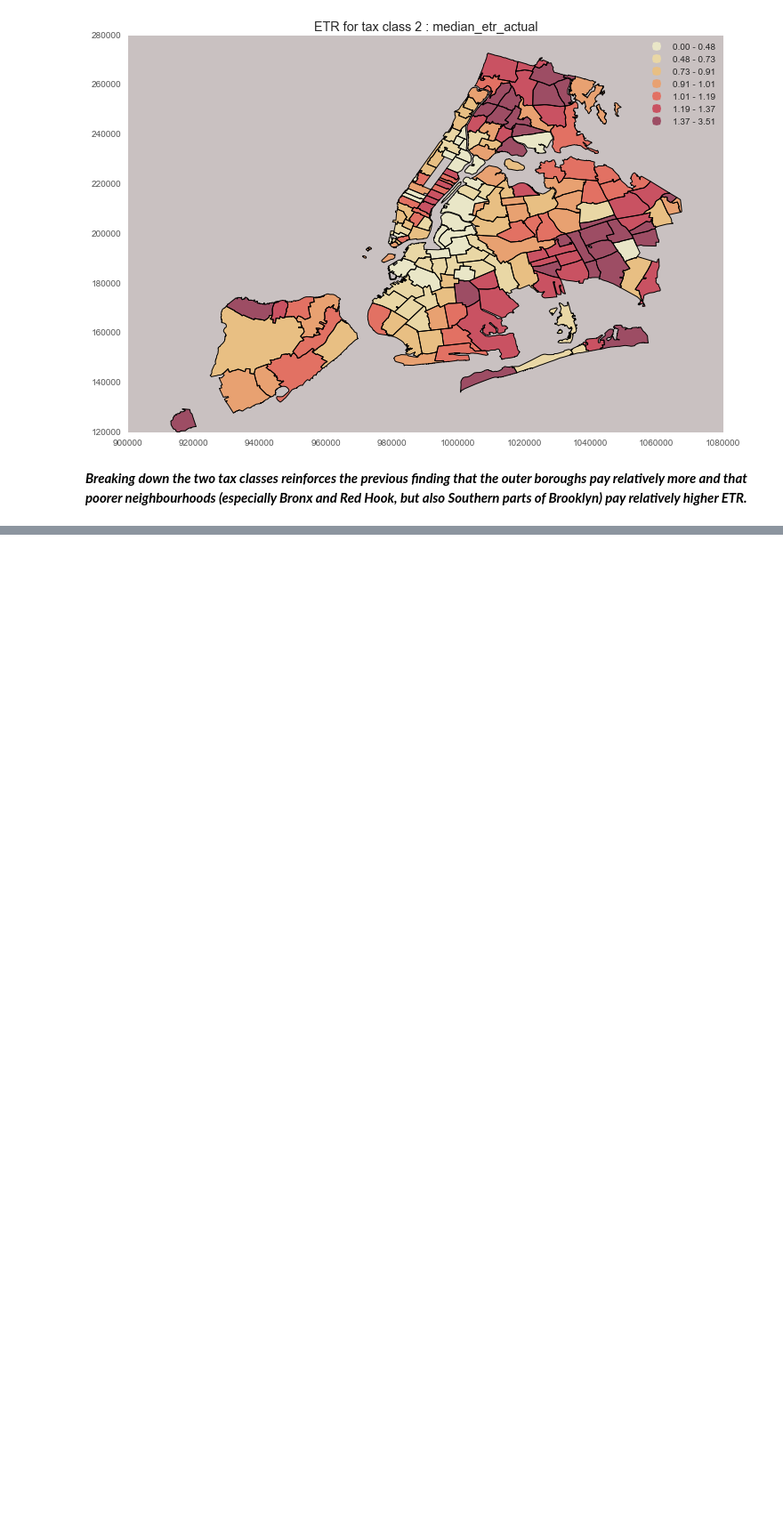
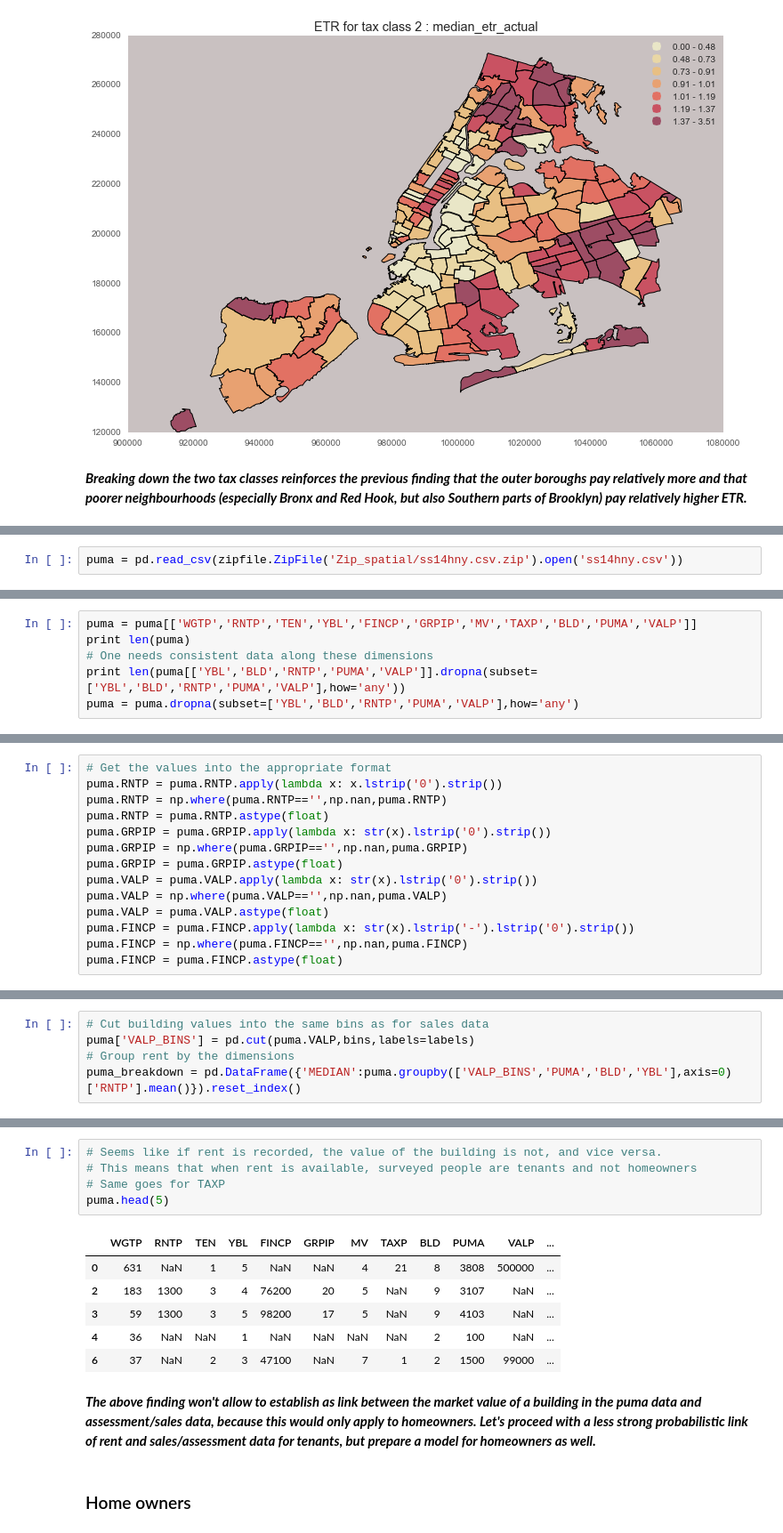
Before and after one commit to mu529/property_tax, a Jupyter notebook: ETR-All.ipynb, the cells around one changed output, grey strips where cells are left out. Shown at 89% size. Saved outputs shown, nothing was run; the diff lists cells and outputs as text; blank space fills up the shorter version.

```diff
--- a/ETR-All.ipynb
+++ b/ETR-All.ipynb
@@ -908,0 +900,2 @@ plot(tax_class_2,'#C9C1C1','ETR for tax class 2','MEDIAN_ETR_ACTUAL')
+# %%
+puma = pd.read_csv(zipfile.ZipFile('Zip_spatial/ss14hny.csv.zip').open('ss14hny.csv'))
@@ -908,0 +918,6 @@ plot(tax_class_2,'#C9C1C1','ETR for tax class 2','MEDIAN_ETR_ACTUAL')
+# %%
+puma = puma[['WGTP','RNTP','TEN','YBL','FINCP','GRPIP','MV','TAXP','BLD','PUMA','VALP']]
+print len(puma)
+# One needs consistent data along these dimensions
+print len(puma[['YBL','BLD','RNTP','PUMA','VALP']].dropna(subset=['YBL','BLD','RNTP','PUMA','VALP'],how='any'))
+puma = puma.dropna(subset=['YBL','BLD','RNTP','PUMA','VALP'],how='any')
@@ -908,0 +927,14 @@ plot(tax_class_2,'#C9C1C1','ETR for tax class 2','MEDIAN_ETR_ACTUAL')
+# %%
+# Get the values into the appropriate format
+puma.RNTP = puma.RNTP.apply(lambda x: x.lstrip('0').strip())
+puma.RNTP = np.where(puma.RNTP=='',np.nan,puma.RNTP)
+puma.RNTP = puma.RNTP.astype(float)
+puma.GRPIP = puma.GRPIP.apply(lambda x: str(x).lstrip('0').strip())
+puma.GRPIP = np.where(puma.GRPIP=='',np.nan,puma.GRPIP)
+puma.GRPIP = puma.GRPIP.astype(float)
+puma.VALP = puma.VALP.apply(lambda x: str(x).lstrip('0').strip())
+puma.VALP = np.where(puma.VALP=='',np.nan,puma.VALP)
+puma.VALP = puma.VALP.astype(float)
+puma.FINCP = puma.FINCP.apply(lambda x: str(x).lstrip('-').lstrip('0').strip())
+puma.FINCP = np.where(puma.FINCP=='',np.nan,puma.FINCP)
+puma.FINCP = puma.FINCP.astype(float)
@@ -908,0 +1063,5 @@ plot(tax_class_2,'#C9C1C1','ETR for tax class 2','MEDIAN_ETR_ACTUAL')
+# %%
+# Cut building values into the same bins as for sales data
+puma['VALP_BINS'] = pd.cut(puma.VALP,bins,labels=labels)
+# Group rent by the dimensions
+puma_breakdown = pd.DataFrame({'MEDIAN':puma.groupby(['VALP_BINS','PUMA','BLD','YBL'],axis=0)['RNTP'].mean()}).reset_index()
@@ -908,0 +1078,16 @@ plot(tax_class_2,'#C9C1C1','ETR for tax class 2','MEDIAN_ETR_ACTUAL')
+# %%
+# Seems like if rent is recorded, the value of the building is not, and vice versa.
+# This means that when rent is available, surveyed people are tenants and not homeowners
+# Same goes for TAXP
+puma.head(5)
+# %% [output]
+|  | WGTP | RNTP | TEN | YBL | FINCP | GRPIP | MV | TAXP | BLD | PUMA | VALP | ... |
+| 0 | 631 | NaN | 1 | 5 | NaN | NaN | 4 | 21 | 8 | 3808 | 500000 | ... |
+| 2 | 183 | 1300 | 3 | 4 | 76200 | 20 | 5 | NaN | 9 | 3107 | NaN | ... |
+| 3 | 59 | 1300 | 3 | 5 | 98200 | 17 | 5 | NaN | 9 | 4103 | NaN | ... |
+| 4 | 36 | NaN | NaN | 1 | NaN | NaN | NaN | NaN | 2 | 100 | NaN | ... |
+| 6 | 37 | NaN | 2 | 3 | 47100 | NaN | 7 | 1 | 2 | 1500 | 99000 | ... |
+# %% [markdown]
+***The above finding won't allow to establish as link between the market value of a building in the puma data and assessment/sales data, because this would only apply to homeowners. Let's proceed with a less strong probabilistic link of rent and sales/assessment data for tenants, but prepare a model for homeowners as well.***
+# %% [markdown]
+### Home owners
```
Also changed, not shown: parts of 52 cells of this notebook.
